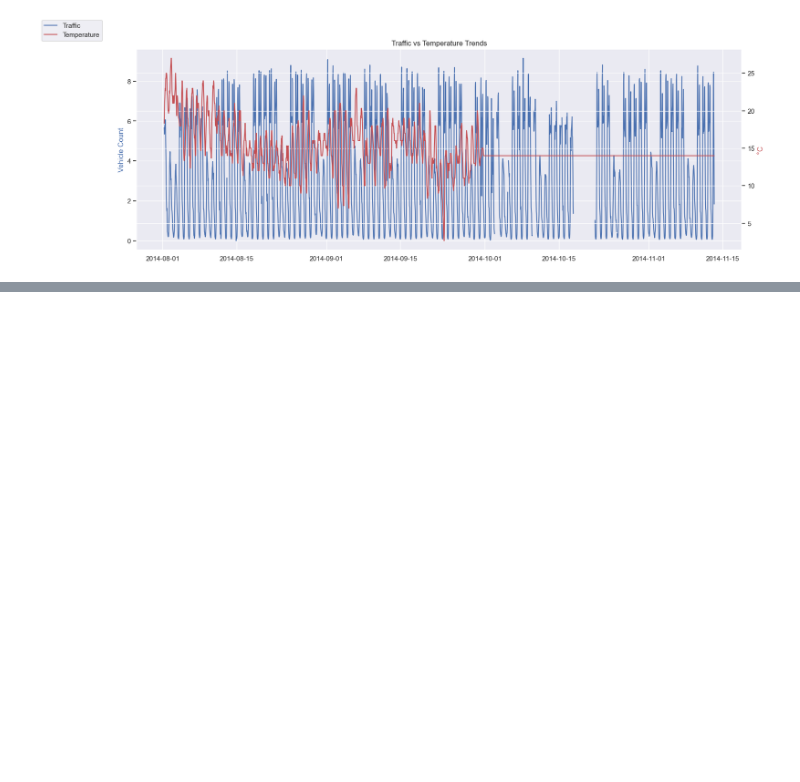
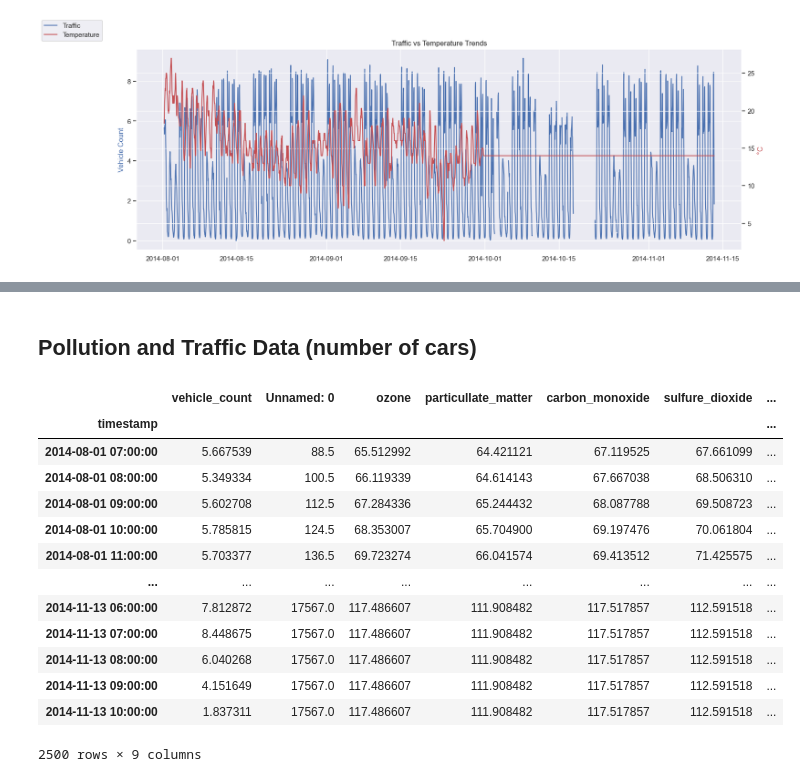
Before and after one commit to victorhg/aai-530-final-project, a Jupyter notebook: analysis/EDA_smart_city.ipynb, the cells around one changed output, grey strips where cells are left out. Saved outputs shown, nothing was run; the diff lists cells and outputs as text; code cells hidden in the pictures; blank space fills up the shorter version.

```diff
--- a/analysis/EDA_smart_city.ipynb
+++ b/analysis/EDA_smart_city.ipynb
@@ -402,0 +418,32 @@ plt.show()
+# %% [markdown]
+## Pollution and Traffic Data (number of cars)
+# %%
+# Align frequencies (hourly example)
+traffic_hourly = traffic_df['vehicle_count'].resample('H').mean()
+pollution_hourly = pollution_df.resample('H').mean()
+
+# Merge using nearest timestamps
+combined = pd.merge_asof(
+    traffic_hourly.to_frame(),
+    pollution_hourly,
+    left_index=True,
+    right_index=True,
+    direction='nearest'
+)
+
+combined
+# %% [output]
+|  | vehicle_count | Unnamed: 0 | ozone | particullate_matter | carbon_monoxide | sulfure_dioxide | ... |
+| timestamp |  |  |  |  |  |  | ... |
+| 2014-08-01 07:00:00 | 5.667539 | 88.5 | 65.512992 | 64.421121 | 67.119525 | 67.661099 | ... |
+| 2014-08-01 08:00:00 | 5.349334 | 100.5 | 66.119339 | 64.614143 | 67.667038 | 68.506310 | ... |
+| 2014-08-01 09:00:00 | 5.602708 | 112.5 | 67.284336 | 65.244432 | 68.087788 | 69.508723 | ... |
+| 2014-08-01 10:00:00 | 5.785815 | 124.5 | 68.353007 | 65.704900 | 69.197476 | 70.061804 | ... |
+| 2014-08-01 11:00:00 | 5.703377 | 136.5 | 69.723274 | 66.041574 | 69.413512 | 71.425575 | ... |
+| ... | ... | ... | ... | ... | ... | ... | ... |
+| 2014-11-13 06:00:00 | 7.812872 | 17567.0 | 117.486607 | 111.908482 | 117.517857 | 112.591518 | ... |
+| 2014-11-13 07:00:00 | 8.448675 | 17567.0 | 117.486607 | 111.908482 | 117.517857 | 112.591518 | ... |
+| 2014-11-13 08:00:00 | 6.040268 | 17567.0 | 117.486607 | 111.908482 | 117.517857 | 112.591518 | ... |
+| 2014-11-13 09:00:00 | 4.151649 | 17567.0 | 117.486607 | 111.908482 | 117.517857 | 112.591518 | ... |
+| 2014-11-13 10:00:00 | 1.837311 | 17567.0 | 117.486607 | 111.908482 | 117.517857 | 112.591518 | ... |
+2500 rows × 9 columns
```
Also changed, not shown: parts of 4 cells of this notebook, 2 other files.
